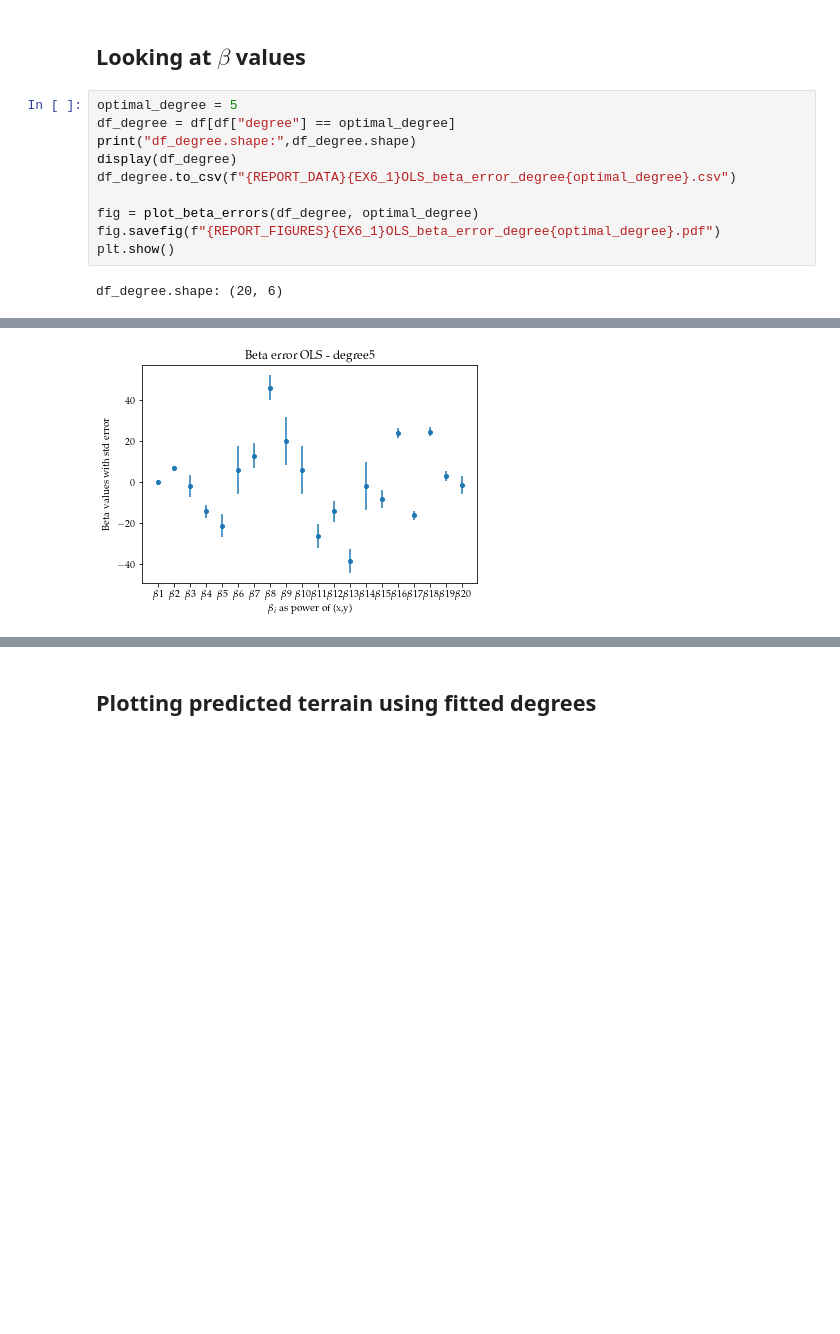
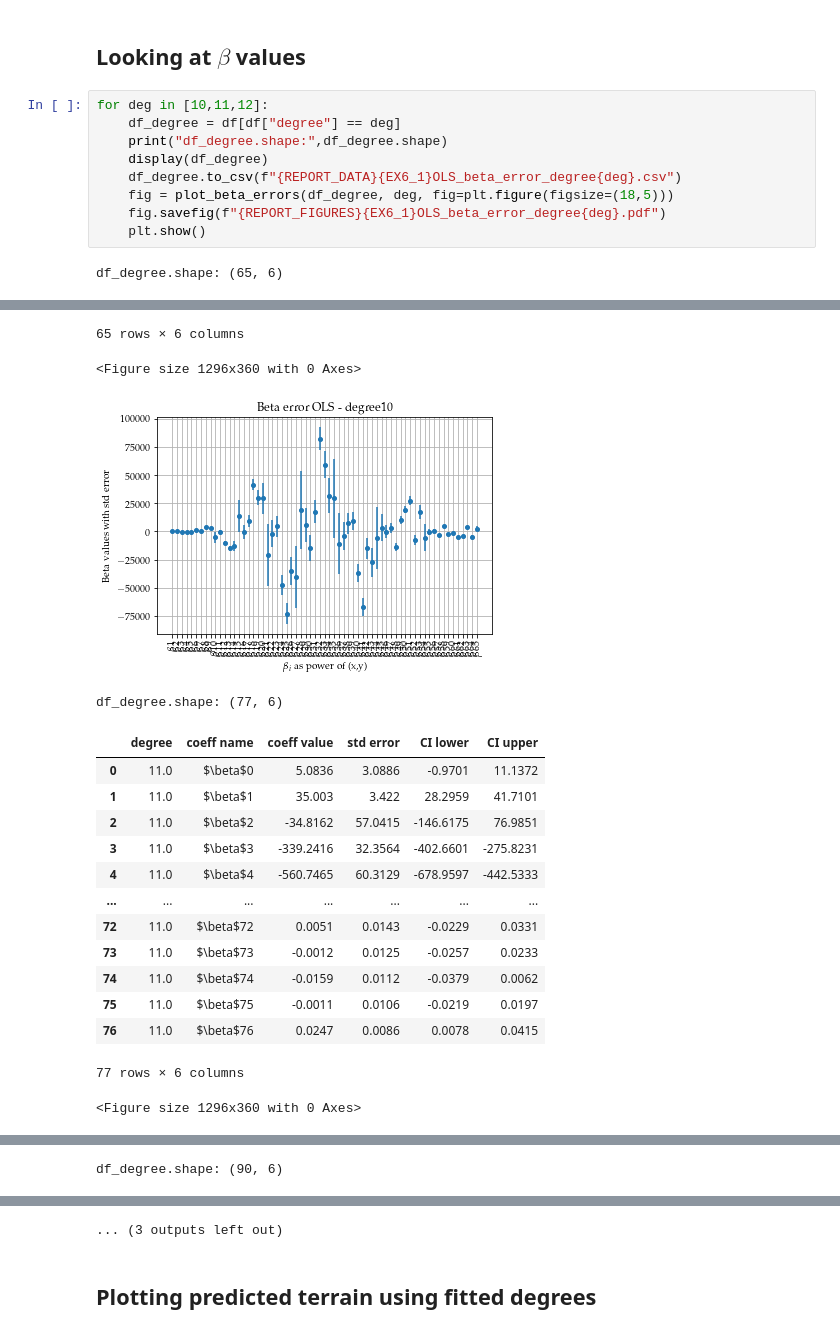
Before and after one commit to AndreasBordvik/FYS-STK4155-Prj1_report, a Jupyter notebook: code/Exercise6.ipynb, the cells around one changed output, grey strips where cells are left out. Drawn from its saved outputs; the diff is of its cells as text; blank space fills up the shorter version.

```diff
--- a/code/Exercise6.ipynb
+++ b/code/Exercise6.ipynb
@@ -349,15 +350,14 @@ Running OLS fitting on degree44
 # %% [markdown]
 ## Looking at $\beta$ values
 # %%
-optimal_degree = 5
-df_degree = df[df["degree"] == optimal_degree]
-print("df_degree.shape:",df_degree.shape)
-display(df_degree)
-df_degree.to_csv(f"{REPORT_DATA}{EX6_1}OLS_beta_error_degree{optimal_degree}.csv")
-
-fig = plot_beta_errors(df_degree, optimal_degree)
-fig.savefig(f"{REPORT_FIGURES}{EX6_1}OLS_beta_error_degree{optimal_degree}.pdf")
-plt.show()
+for deg in [10,11,12]:
+    df_degree = df[df["degree"] == deg]
+    print("df_degree.shape:",df_degree.shape)
+    display(df_degree)
+    df_degree.to_csv(f"{REPORT_DATA}{EX6_1}OLS_beta_error_degree{deg}.csv")
+    fig = plot_beta_errors(df_degree, deg, fig=plt.figure(figsize=(18,5)))
+    fig.savefig(f"{REPORT_FIGURES}{EX6_1}OLS_beta_error_degree{deg}.pdf")
+    plt.show()
 # %% [output]
-df_degree.shape: (20, 6)
+df_degree.shape: (65, 6)
 |  | degree | coeff name | coeff value | std error | CI lower | CI upper |
@@ -380 +375,18 @@ df_degree.shape: (20, 6)
+65 rows × 6 columns
+<Figure size 1296x360 with 0 Axes>
-[figure, old version]
+[figure, new version]
+df_degree.shape: (77, 6)
+|  | degree | coeff name | coeff value | std error | CI lower | CI upper |
+| 0 | 11.0 | $\beta$0 | 5.0836 | 3.0886 | -0.9701 | 11.1372 |
+| 1 | 11.0 | $\beta$1 | 35.003 | 3.422 | 28.2959 | 41.7101 |
+| 2 | 11.0 | $\beta$2 | -34.8162 | 57.0415 | -146.6175 | 76.9851 |
+| 3 | 11.0 | $\beta$3 | -339.2416 | 32.3564 | -402.6601 | -275.8231 |
+| 4 | 11.0 | $\beta$4 | -560.7465 | 60.3129 | -678.9597 | -442.5333 |
+| ... | ... | ... | ... | ... | ... | ... |
+| 72 | 11.0 | $\beta$72 | 0.0051 | 0.0143 | -0.0229 | 0.0331 |
+| 73 | 11.0 | $\beta$73 | -0.0012 | 0.0125 | -0.0257 | 0.0233 |
+| 74 | 11.0 | $\beta$74 | -0.0159 | 0.0112 | -0.0379 | 0.0062 |
+| 75 | 11.0 | $\beta$75 | -0.0011 | 0.0106 | -0.0219 | 0.0197 |
+| 76 | 11.0 | $\beta$76 | 0.0247 | 0.0086 | 0.0078 | 0.0415 |
+77 rows × 6 columns
+<Figure size 1296x360 with 0 Axes>
@@ -380,0 +394 @@ df_degree.shape: (20, 6)
+df_degree.shape: (90, 6)
@@ -381,3 +407,4 @@ df_degree.shape: (20, 6)
+... (3 outputs left out)
 # %% [markdown]
 ## Plotting predicted terrain using fitted degrees
 # %%
```
Also changed, not shown: parts of 6 cells of this notebook, 1 other file.
